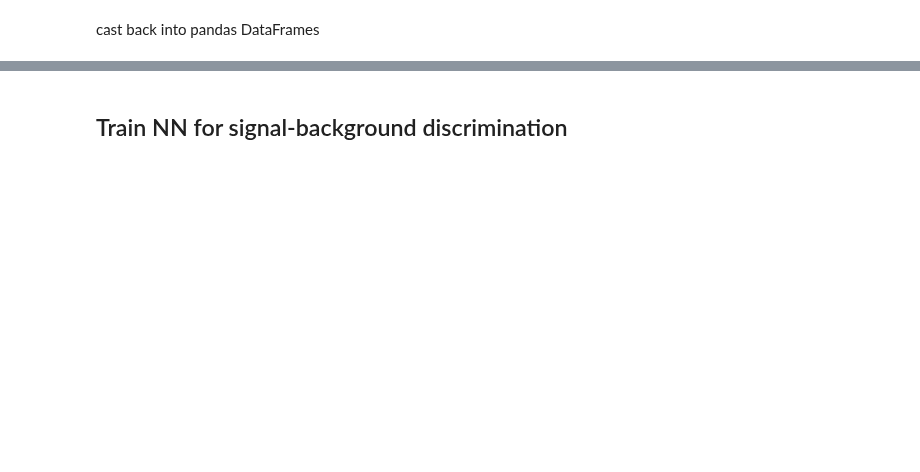
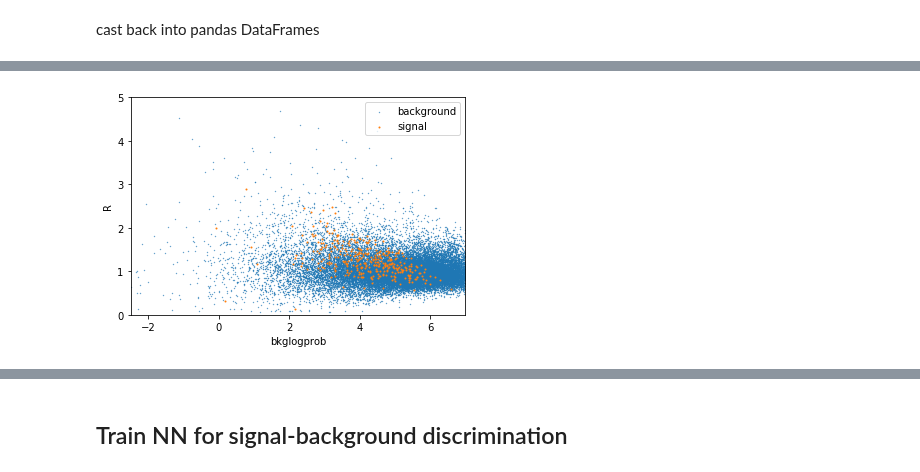
Before and after one commit to matteoettam09/i-flow, a Jupyter notebook: DensityEstimation/RnD_dataset.ipynb, the cells around one changed output, grey strips where cells are left out. Cells and saved outputs as stored; diff of their text form; code cells hidden in the pictures; blank space fills up the shorter version.

```diff
--- a/DensityEstimation/RnD_dataset.ipynb
+++ b/DensityEstimation/RnD_dataset.ipynb
@@ -779,13 +816,15 @@ plt.show()
 # %%
 plt.scatter(data_sig[~issignal].bkglogprob, data_sig[~issignal].R, s=0.1, label='background')
-plt.scatter(data_sig[issignal].bkglogprob, data_sig[issignal].R, s=0.1, label='signal')
+plt.scatter(data_sig[issignal].bkglogprob, data_sig[issignal].R, s=1, color='C1', label='signal')
 plt.ylim(0,5)
 plt.xlim(-2.5,7)
 plt.xlabel('bkglogprob')
 plt.ylabel('R')
 plt.legend()
 plt.savefig('R_bkglogprob_scatter.png')
 plt.show()
+# %% [output]
+[figure, added]
 # %%
 plt.hist(data_sig.query('R > 2').mJJ_unscaled)
 plt.show()
```
Also changed, not shown: parts of 22 cells of this notebook.
